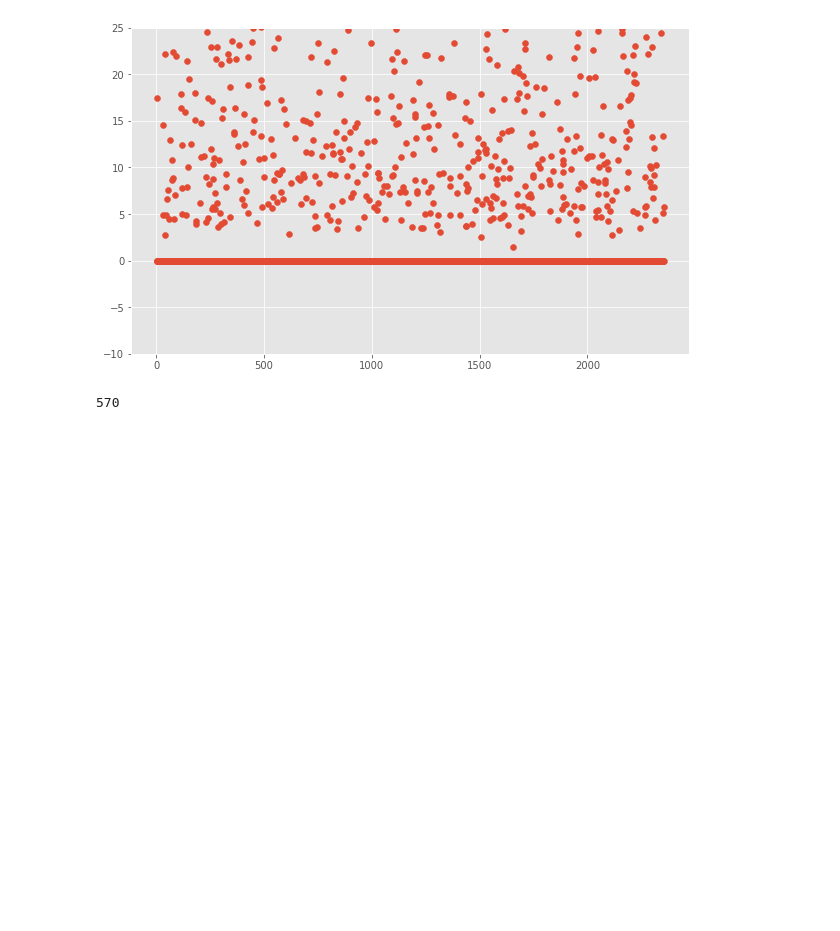
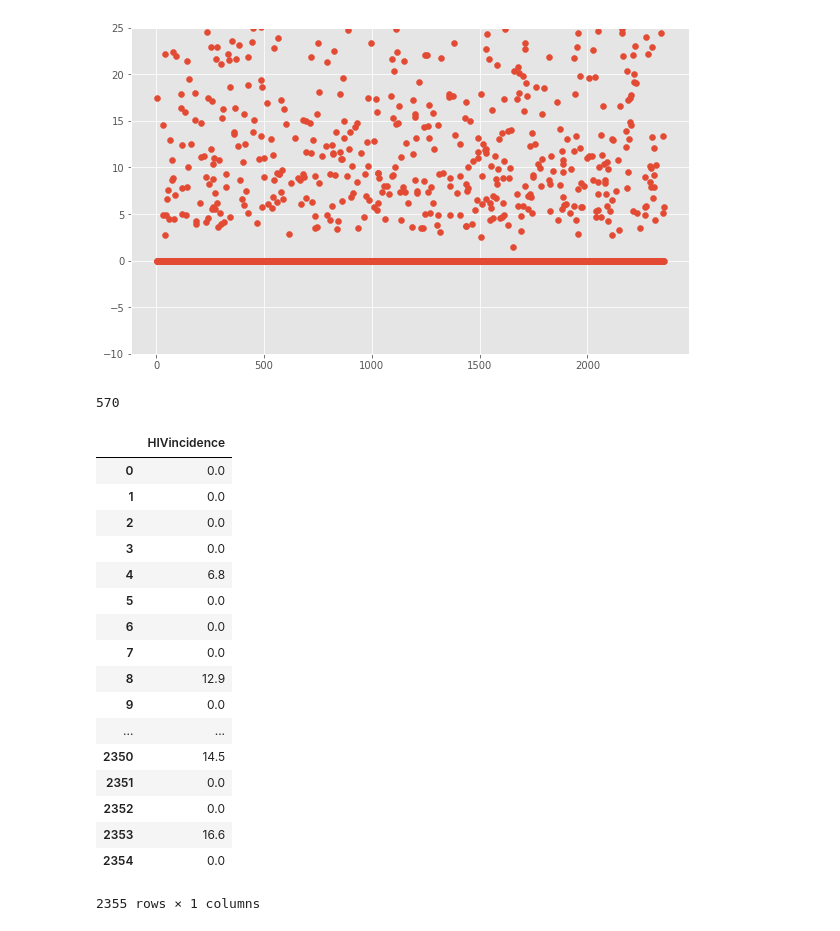
Before and after one commit to branlindsey/hiv_incidence_analysis, a Jupyter notebook: Untitled.ipynb, the cells around one changed output. Drawn from its saved outputs; the diff is of its cells as text; code cells hidden in the pictures; blank space fills up the shorter version.

```diff
--- a/Untitled.ipynb
+++ b/Untitled.ipynb
@@ -59,3 +80,24 @@ y_train = y_train[y_train['HIVincidence']>0]
 len(y_train)
 # %% [output]
 570
+# %%
+y_train
+# %% [output]
+|  | HIVincidence |
+| 0 | 0.0 |
+| 1 | 0.0 |
+| 2 | 0.0 |
+| 3 | 0.0 |
+| 4 | 6.8 |
+| 5 | 0.0 |
+| 6 | 0.0 |
+| 7 | 0.0 |
+| 8 | 12.9 |
+| 9 | 0.0 |
+| ... | ... |
+| 2350 | 14.5 |
+| 2351 | 0.0 |
+| 2352 | 0.0 |
+| 2353 | 16.6 |
+| 2354 | 0.0 |
+2355 rows × 1 columns
```
Also changed, not shown: parts of 2 cells of this notebook, 4 other files.
